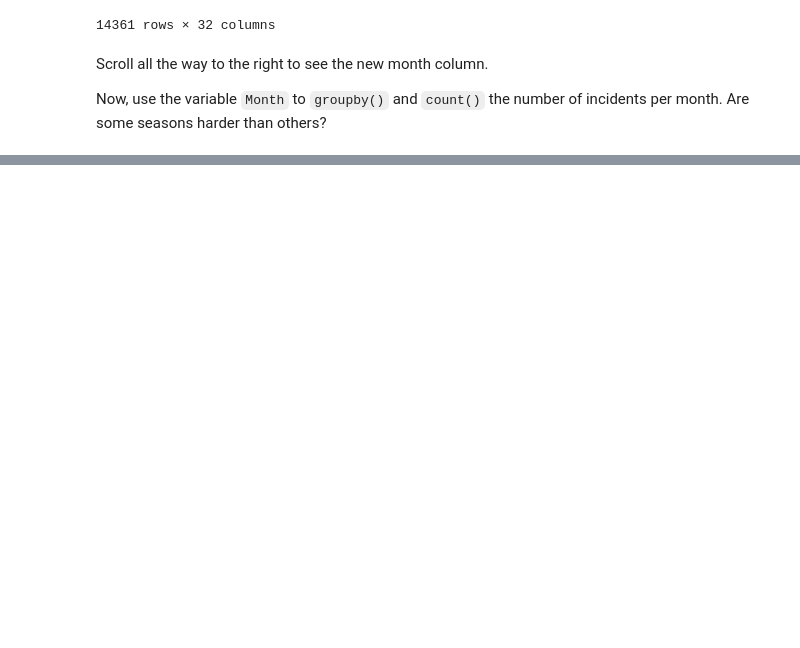
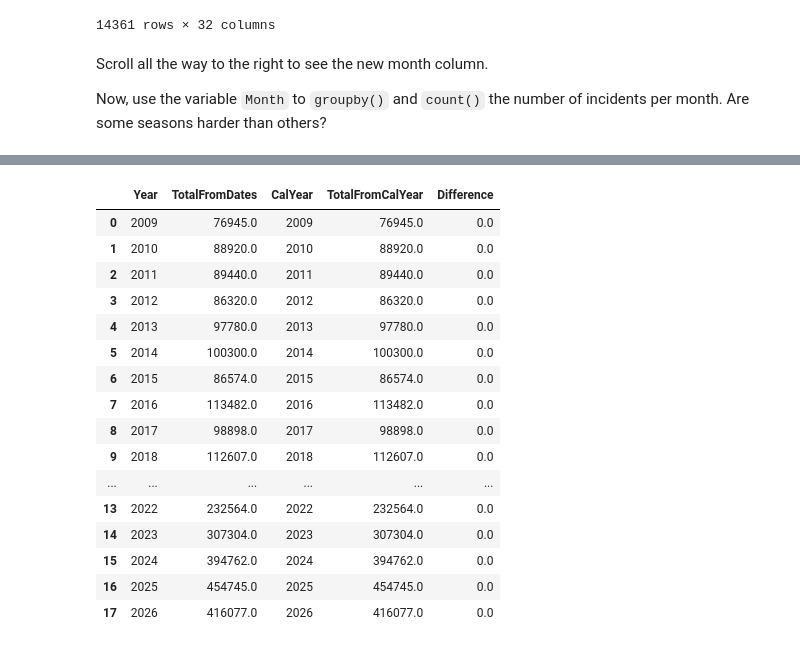
Before and after one commit to ka2931/2026-Image-and-Sound, a Jupyter notebook: lessons/02-homework/Homework_2.ipynb, the cells around one changed output, grey strips where cells are left out. Cells and saved outputs as stored; diff of their text form; code cells hidden in the pictures; blank space fills up the shorter version.

```diff
--- a/lessons/02-homework/Homework_2.ipynb
+++ b/lessons/02-homework/Homework_2.ipynb
@@ -1600,0 +1663,34 @@ Now, use the variable `Month` to `groupby()` and `count()` the number of inciden
+# %%
+# the year each call came in, taken from the date instead of CalYear
+call_year = cats["DateTimeOfCall"].dt.year
+
+rows = []
+for year in sorted(call_year.unique()):
+    total = cats[call_year == year]["IncidentNotionalCost(£)"].sum()
+    rows.append({"Year": year, "TotalFromDates": total})
+
+check = pd.DataFrame(rows)
+
+# put the Compute answer next to it (CalYear shown so you can see the years line up)
+check["CalYear"] = cat_costs["CalYear"]
+check["TotalFromCalYear"] = cat_costs["IncidentNotionalCost(£)"]
+check["Difference"] = check["TotalFromCalYear"] - check["TotalFromDates"]
+check
+# %% [output]
+|  | Year | TotalFromDates | CalYear | TotalFromCalYear | Difference |
+| 0 | 2009 | 76945.0 | 2009 | 76945.0 | 0.0 |
+| 1 | 2010 | 88920.0 | 2010 | 88920.0 | 0.0 |
+| 2 | 2011 | 89440.0 | 2011 | 89440.0 | 0.0 |
+| 3 | 2012 | 86320.0 | 2012 | 86320.0 | 0.0 |
+| 4 | 2013 | 97780.0 | 2013 | 97780.0 | 0.0 |
+| 5 | 2014 | 100300.0 | 2014 | 100300.0 | 0.0 |
+| 6 | 2015 | 86574.0 | 2015 | 86574.0 | 0.0 |
+| 7 | 2016 | 113482.0 | 2016 | 113482.0 | 0.0 |
+| 8 | 2017 | 98898.0 | 2017 | 98898.0 | 0.0 |
+| 9 | 2018 | 112607.0 | 2018 | 112607.0 | 0.0 |
+| ... | ... | ... | ... | ... | ... |
+| 13 | 2022 | 232564.0 | 2022 | 232564.0 | 0.0 |
+| 14 | 2023 | 307304.0 | 2023 | 307304.0 | 0.0 |
+| 15 | 2024 | 394762.0 | 2024 | 394762.0 | 0.0 |
+| 16 | 2025 | 454745.0 | 2025 | 454745.0 | 0.0 |
+| 17 | 2026 | 416077.0 | 2026 | 416077.0 | 0.0 |
```
Also changed, not shown: parts of 15 cells of this notebook.
